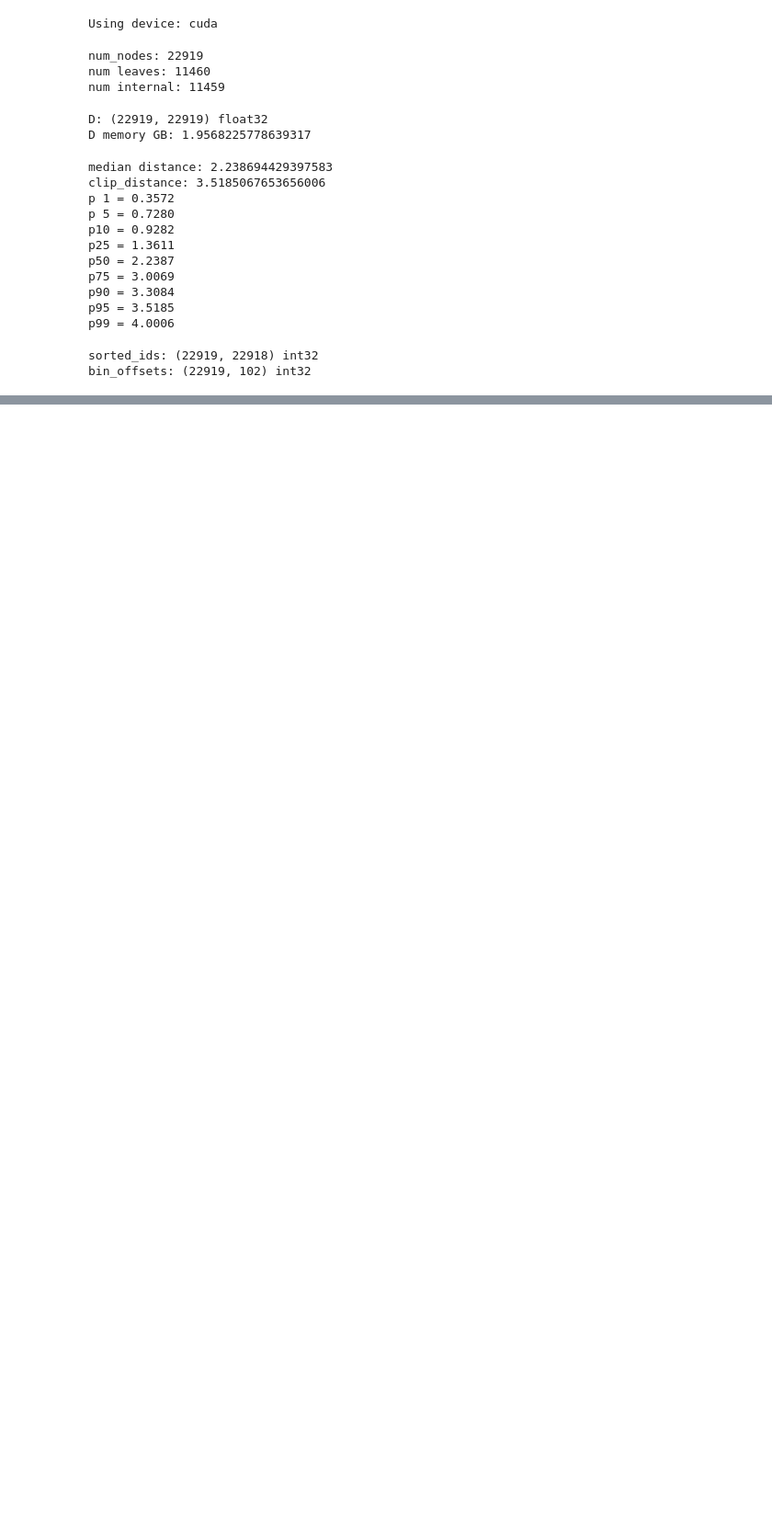
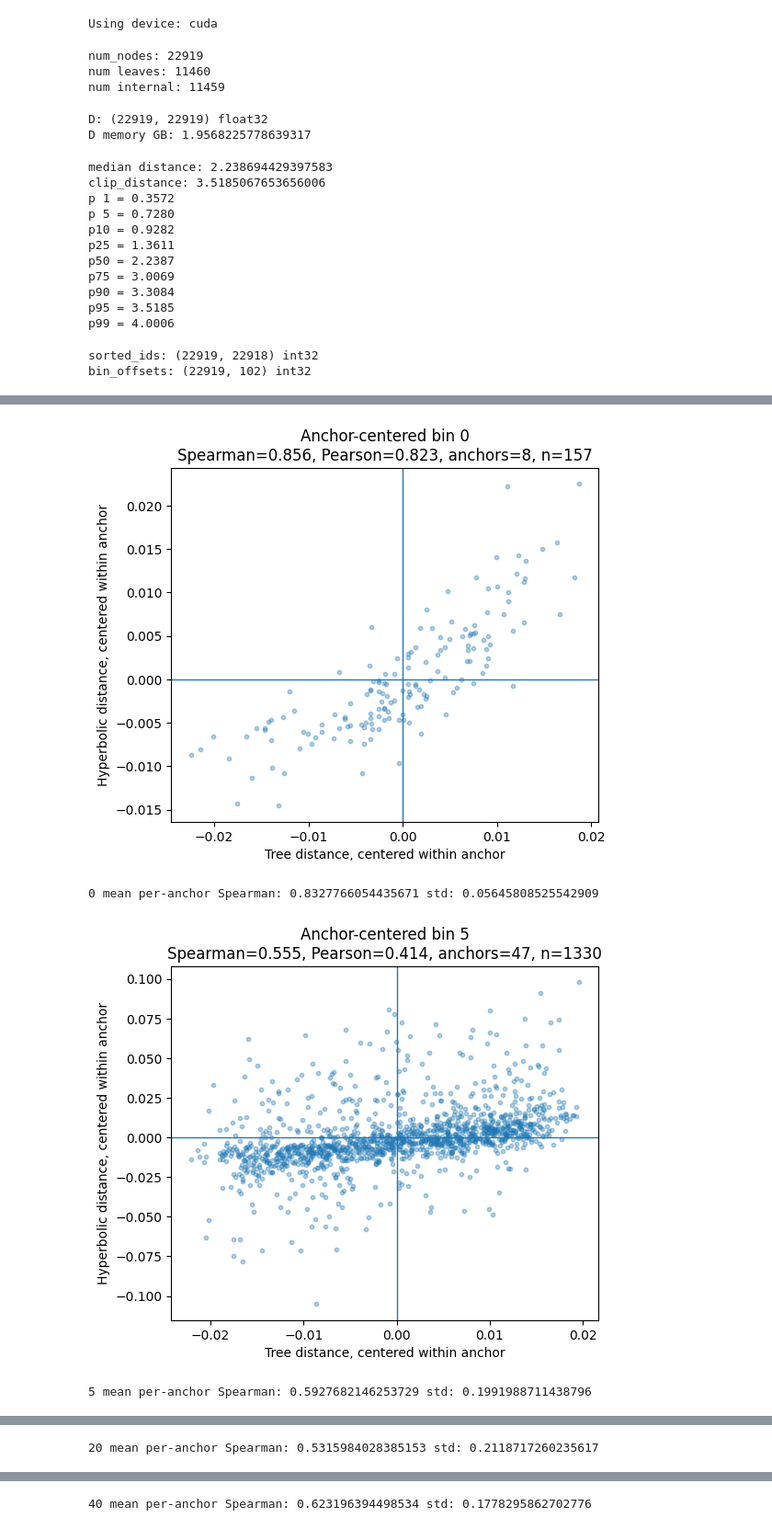
Before and after one commit to Dzee97/FishPhyloEmbedding2, a Jupyter notebook: stage3_graph5.ipynb, the cells around one changed output, grey strips where cells are left out. Shown at 92% size. Cells and saved outputs as stored; diff of their text form; code cells hidden in the pictures; blank space fills up the shorter version.

Commit message:
very good hyperbolic model

```diff
--- a/stage3_graph5.ipynb
+++ b/stage3_graph5.ipynb
@@ -1087,0 +1236,27 @@ plt.show()
+# %%
+for b in [0, 5, 20, 40, 60, 80, 99]:
+    centered_result, per_anchor_df = plot_anchor_centered_bin_scatter_hyperbolic(
+        model=model,
+        D=D,
+        sorted_ids=sorted_ids,
+        bin_offsets=bin_offsets,
+        node_ids=leaf_ids,
+        bin_index=b,
+        num_anchors=100,
+        samples_per_anchor=50,
+        device=DEVICE,
+        eps=BALL_EPS,
+    )
+
+    print(
+        b,
+        "mean per-anchor Spearman:",
+        per_anchor_df["spearman"].mean(),
+        "std:",
+        per_anchor_df["spearman"].std(),
+    )
+# %% [output]
+[figure, added]
+0 mean per-anchor Spearman: 0.8327766054435671 std: 0.05645808525542909
+[figure, added]
+5 mean per-anchor Spearman: 0.5927682146253729 std: 0.1991988711438796
@@ -1087,0 +1264 @@ plt.show()
+20 mean per-anchor Spearman: 0.5315984028385153 std: 0.2118717260235617
@@ -1087,0 +1266 @@ plt.show()
+40 mean per-anchor Spearman: 0.623196394498534 std: 0.1778295862702776
```
Also changed, not shown: parts of 11 cells of this notebook, 1 other file.
